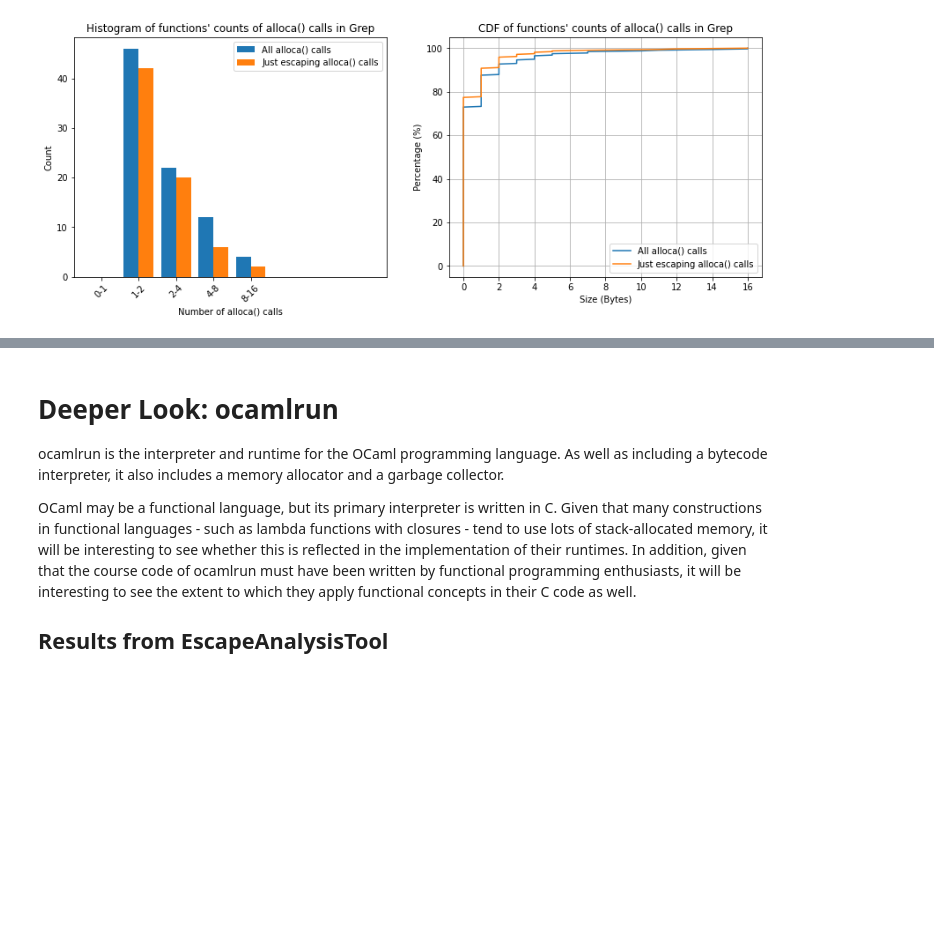
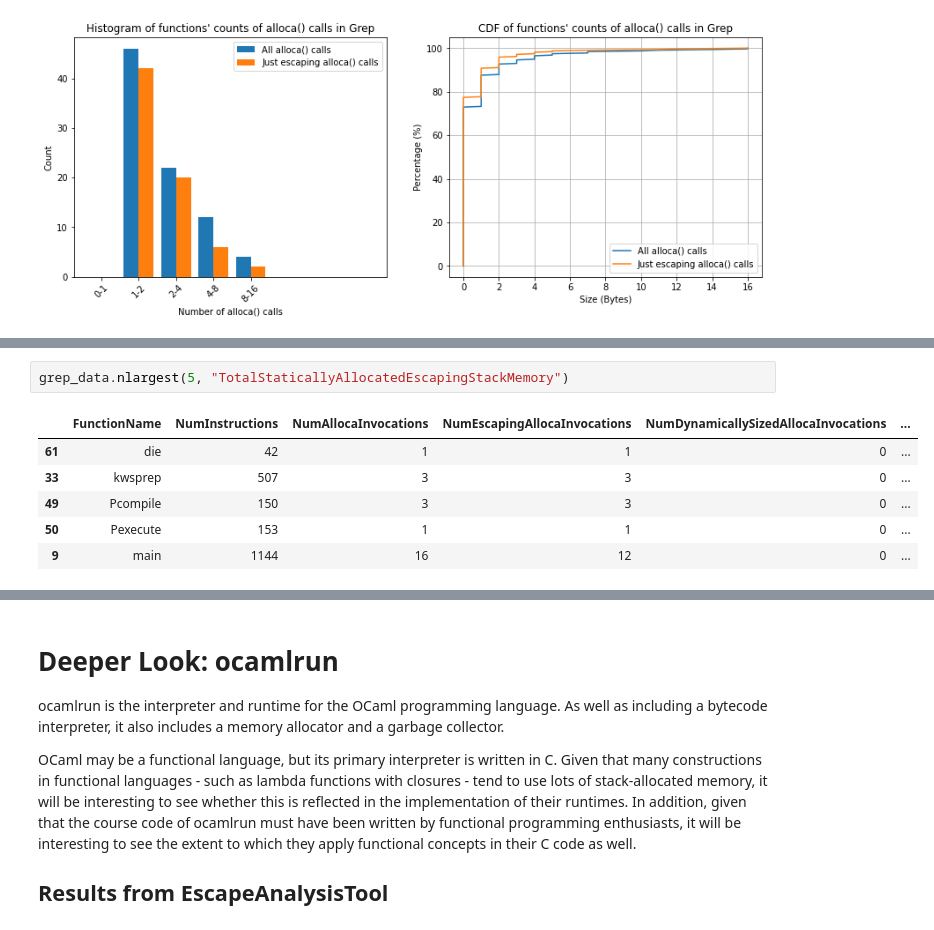
Before and after one commit to bencole12345/StackUsageSurveyWorkbooks, a Jupyter notebook: Static Stack Usage Survey.ipynb, the cells around one changed output, grey strips where cells are left out. Cells and saved outputs as stored; diff of their text form; blank space fills up the shorter version.

```diff
--- a/Static Stack Usage Survey.ipynb
+++ b/Static Stack Usage Survey.ipynb
@@ -246,0 +250,9 @@ stack_allocation_counts_histogram_and_cdf(grep_data, "Grep", xlim=(0.3, 100), lo
+# %%
+grep_data.nlargest(5, "TotalStaticallyAllocatedEscapingStackMemory")
+# %% [output]
+|  | FunctionName | NumInstructions | NumAllocaInvocations | NumEscapingAllocaInvocations | NumDynamicallySizedAllocaInvocations | ... |
+| 61 | die | 42 | 1 | 1 | 0 | ... |
+| 33 | kwsprep | 507 | 3 | 3 | 0 | ... |
+| 49 | Pcompile | 150 | 3 | 3 | 0 | ... |
+| 50 | Pexecute | 153 | 1 | 1 | 0 | ... |
+| 9 | main | 1144 | 16 | 12 | 0 | ... |
```
Also changed, not shown: parts of 21 cells of this notebook.
